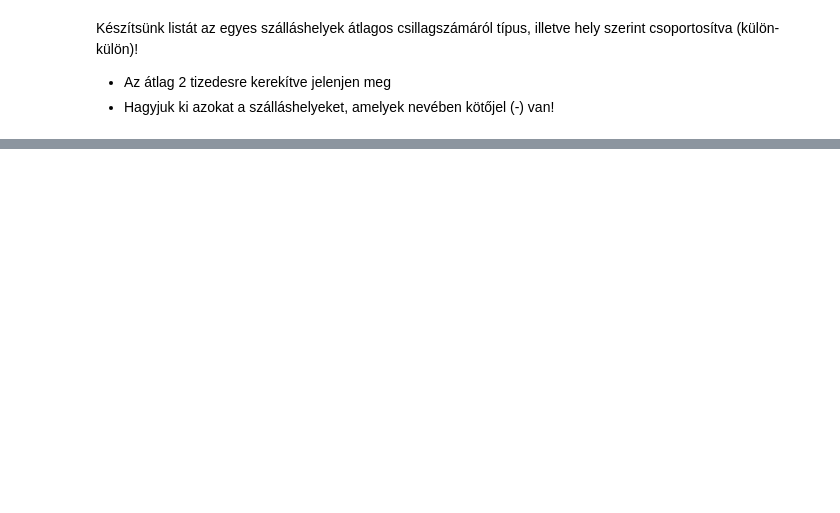
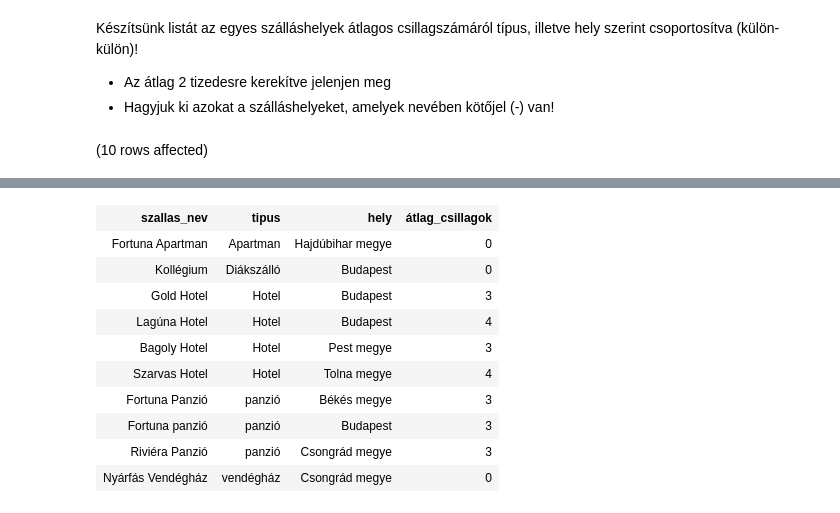
Before and after one commit to AbelKornel/adatbazisok, a Jupyter notebook: zh2.ipynb, the cells around one changed output, grey strips where cells are left out. Drawn from its saved outputs; the diff is of its cells as text; code cells hidden in the pictures; blank space fills up the shorter version.

```diff
--- a/zh2.ipynb
+++ b/zh2.ipynb
@@ -7,0 +6,8 @@ FROM
+# %%
+SELECT szallas_nev, tipus, hely,
+    ROUND(AVG(CSILLAGOK_SZAMA), 2) AS 'átlag_csillagok'
+FROM Szallashely
+GROUP by GROUPING SETS (TIPUS), (HELY), (SZALLAS_NEV)
+HAVING hely not like '%-%'
+# %% [output]
+(10 rows affected)
@@ -7,0 +15,11 @@ FROM
+| szallas_nev | tipus | hely | átlag_csillagok |
+| Fortuna Apartman | Apartman | Hajdúbihar megye | 0 |
+| Kollégium | Diákszálló | Budapest | 0 |
+| Gold Hotel | Hotel | Budapest | 3 |
+| Lagúna Hotel | Hotel | Budapest | 4 |
+| Bagoly Hotel | Hotel | Pest megye | 3 |
+| Szarvas Hotel | Hotel | Tolna megye | 4 |
+| Fortuna Panzió | panzió | Békés megye | 3 |
+| Fortuna panzió | panzió | Budapest | 3 |
+| Riviéra Panzió | panzió | Csongrád megye | 3 |
+| Nyárfás Vendégház | vendégház | Csongrád megye | 0 |
```
Also changed, not shown: parts of 6 cells of this notebook.
